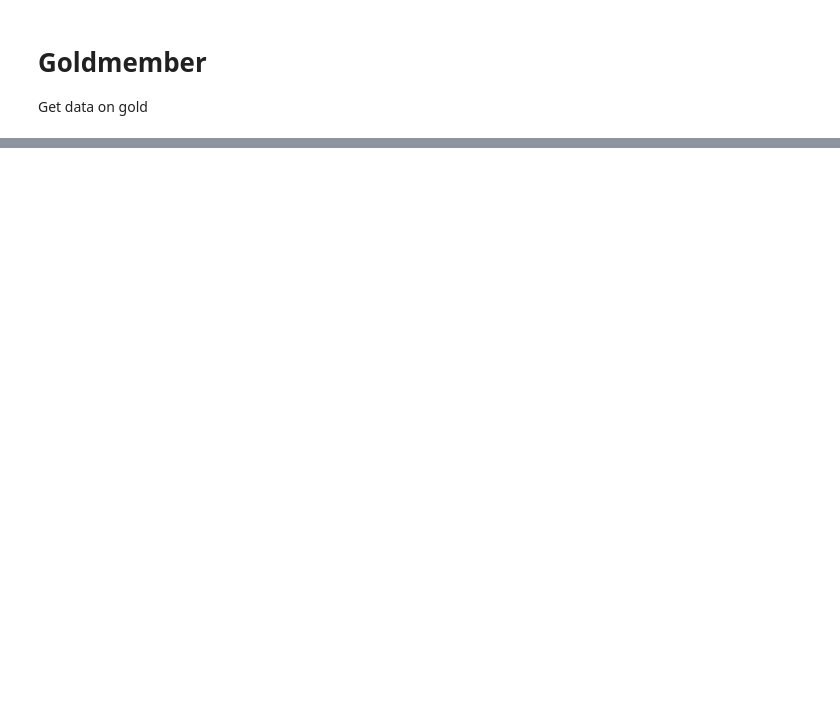
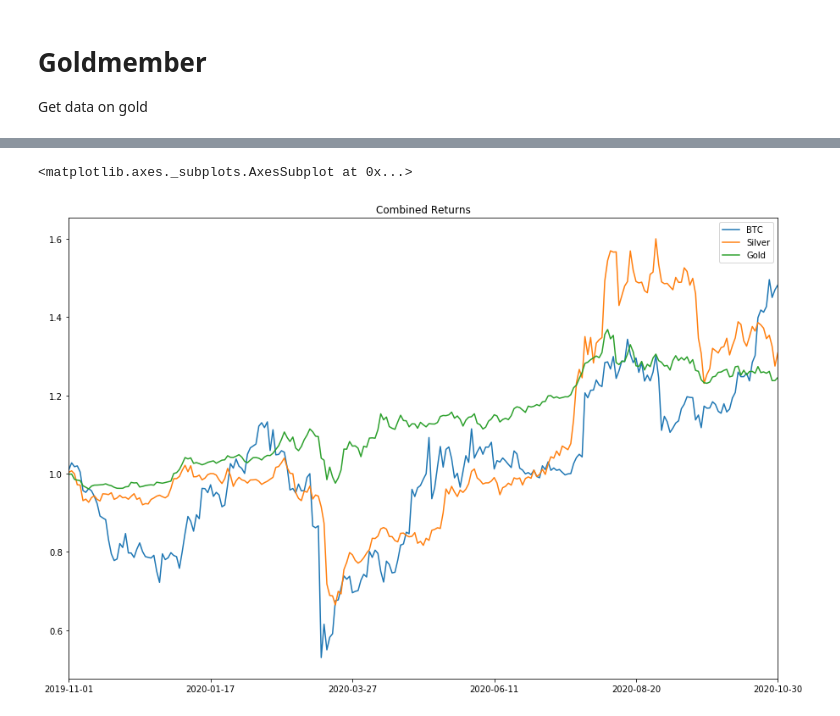
Before and after one commit to mdschulz1973/Planet_Express_IO, a Jupyter notebook: notebooks/AMoney.ipynb, the cells around one changed output, grey strips where cells are left out. Drawn from its saved outputs; the diff is of its cells as text; code cells hidden in the pictures; blank space fills up the shorter version.

```diff
--- a/notebooks/AMoney.ipynb
+++ b/notebooks/AMoney.ipynb
@@ -79,0 +99,3 @@ silver_df
+# %%
+returns = combined_data.pct_change()
+returns.tail(5)
@@ -79,0 +109,4 @@ silver_df
+# %%
+cumprod = (1 + returns).cumprod()
+cumprod.dropna(inplace=True)
+cumprod.tail(5)
@@ -79,0 +120,5 @@ silver_df
+# %%
+cumprod.plot(figsize=(15,10), title="Combined Returns")
+# %% [output]
+<matplotlib.axes._subplots.AxesSubplot at 0x...>
+[figure, added]
```
Also changed, not shown: parts of 10 cells of this notebook, 1 other file.
